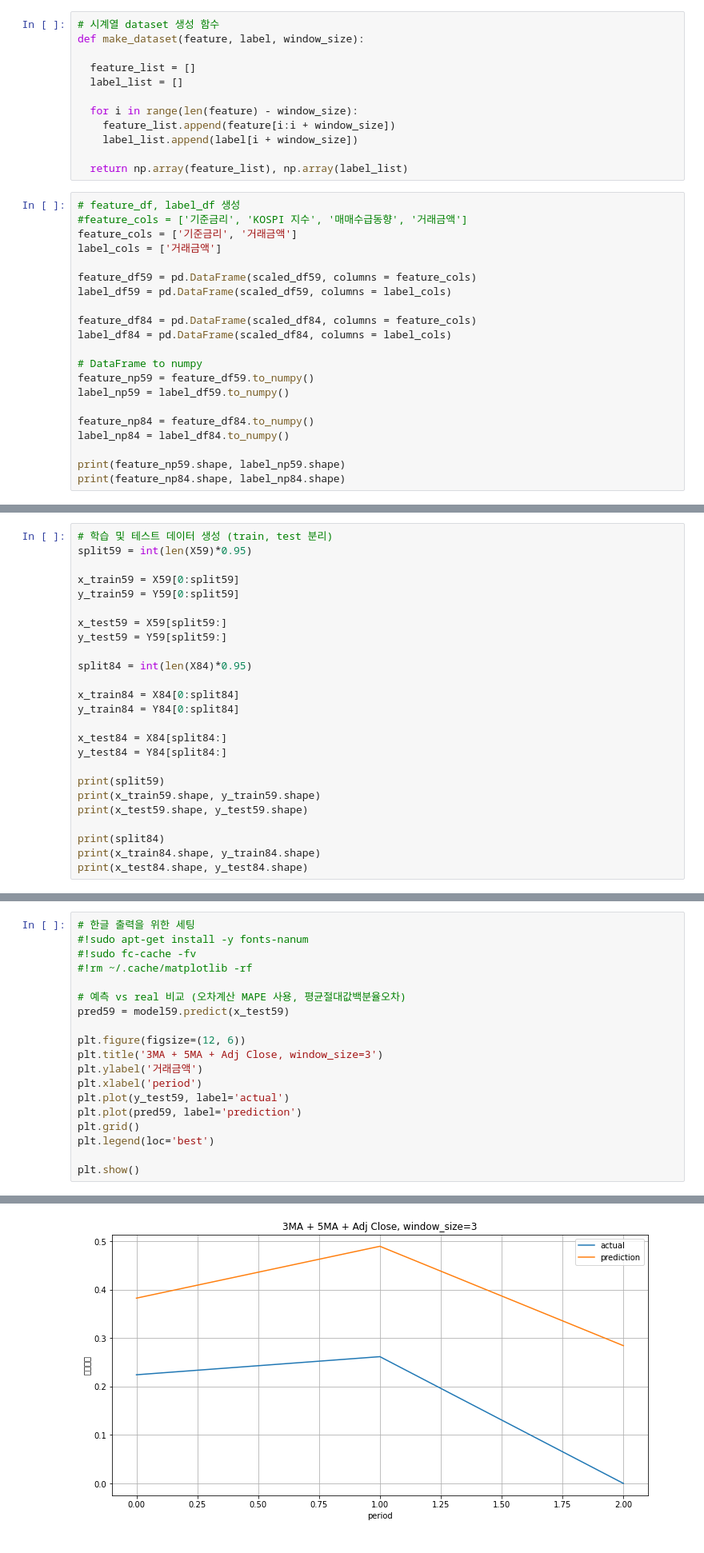
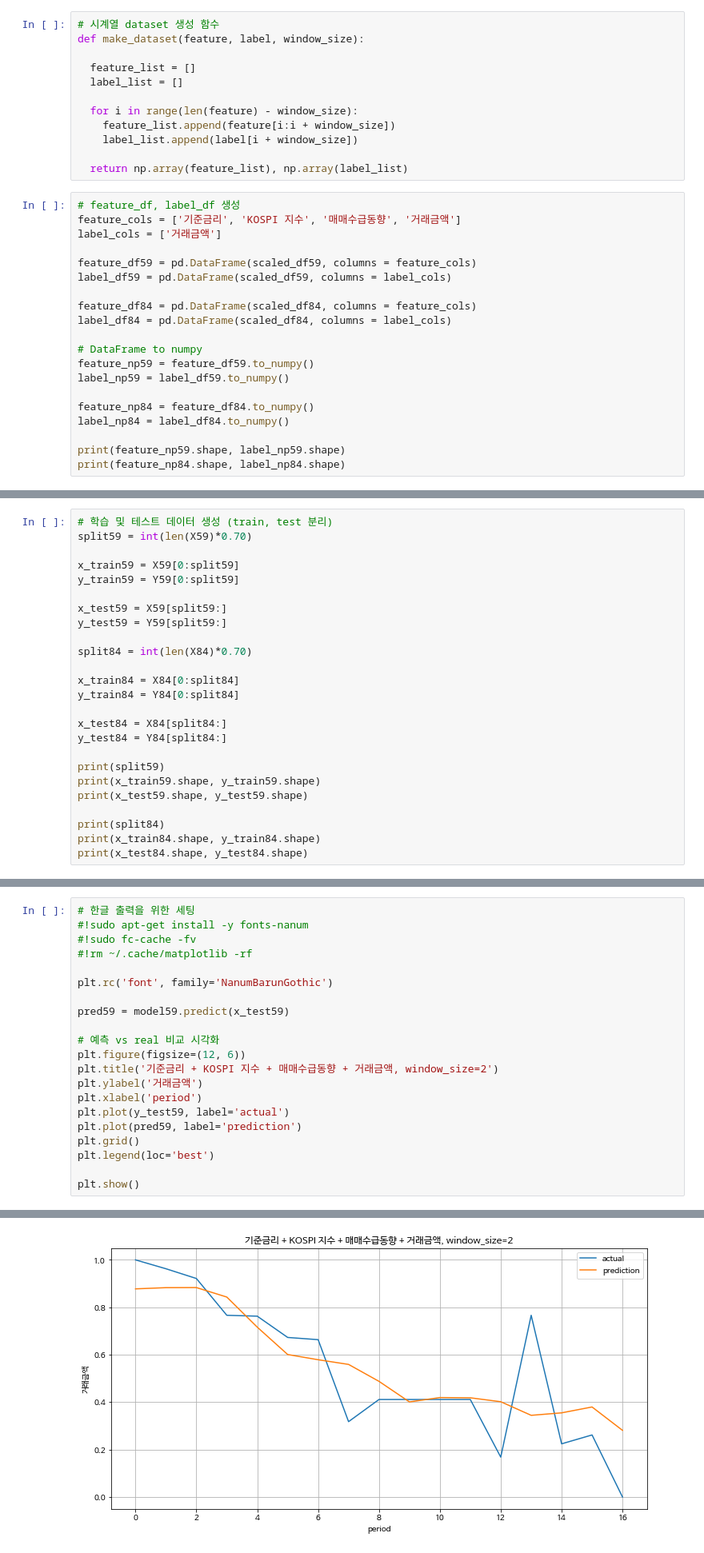
Before and after one commit to fedor44/real_estate_lstm, a Jupyter notebook: Untitled31.ipynb, the cells around one changed output, grey strips where cells are left out. Shown at 80% size. Drawn from its saved outputs; the diff is of its cells as text.

```diff
--- a/Untitled31.ipynb
+++ b/Untitled31.ipynb
@@ -107,8 +107,7 @@ def make_dataset(feature, label, window_size):
   return np.array(feature_list), np.array(label_list)
 # %%
 # feature_df, label_df 생성
-#feature_cols = ['기준금리', 'KOSPI 지수', '매매수급동향', '거래금액']
-feature_cols = ['기준금리', '거래금액']
+feature_cols = ['기준금리', 'KOSPI 지수', '매매수급동향', '거래금액']
 label_cols = ['거래금액']
 
 feature_df59 = pd.DataFrame(scaled_df59, columns = feature_cols)
@@ -143,6 +142,6 @@ print(X84.shape, Y84.shape)
 # %%
 # 학습 및 테스트 데이터 생성 (train, test 분리)
-split59 = int(len(X59)*0.95)
+split59 = int(len(X59)*0.70)
 
 x_train59 = X59[0:split59]
 y_train59 = Y59[0:split59]
@@ -150,7 +149,7 @@ y_train59 = Y59[0:split59]
 x_test59 = X59[split59:]
 y_test59 = Y59[split59:]
 
-split84 = int(len(X84)*0.95)
+split84 = int(len(X84)*0.70)
 
 x_train84 = X84[0:split84]
 y_train84 = Y84[0:split84]
@@ -250,11 +249,13 @@ Epoch 18/100
 #!sudo fc-cache -fv
 #!rm ~/.cache/matplotlib -rf
 
-# 예측 vs real 비교 (오차계산 MAPE 사용, 평균절대값백분율오차)
+plt.rc('font', family='NanumBarunGothic')
+
 pred59 = model59.predict(x_test59)
 
+# 예측 vs real 비교 시각화
 plt.figure(figsize=(12, 6))
-plt.title('3MA + 5MA + Adj Close, window_size=3')
+plt.title('기준금리 + KOSPI 지수 + 매매수급동향 + 거래금액, window_size=2')
 plt.ylabel('거래금액')
 plt.xlabel('period')
 plt.plot(y_test59, label='actual')
@@ -286,2 +269,2 @@ WARNING:tensorflow:6 out of the last 7 calls to <function Model.make_predict_fun
-[figure, old version]
+[figure, new version]
 # %%
```
Also changed, not shown: parts of 10 cells of this notebook.
